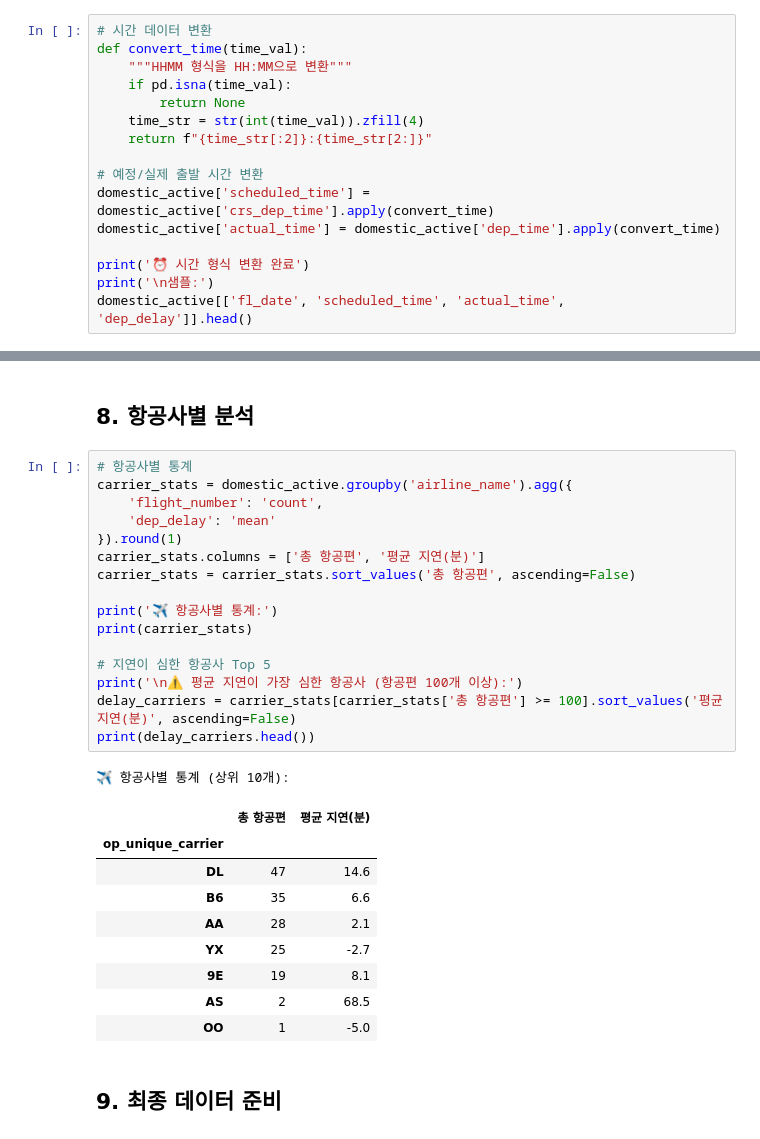
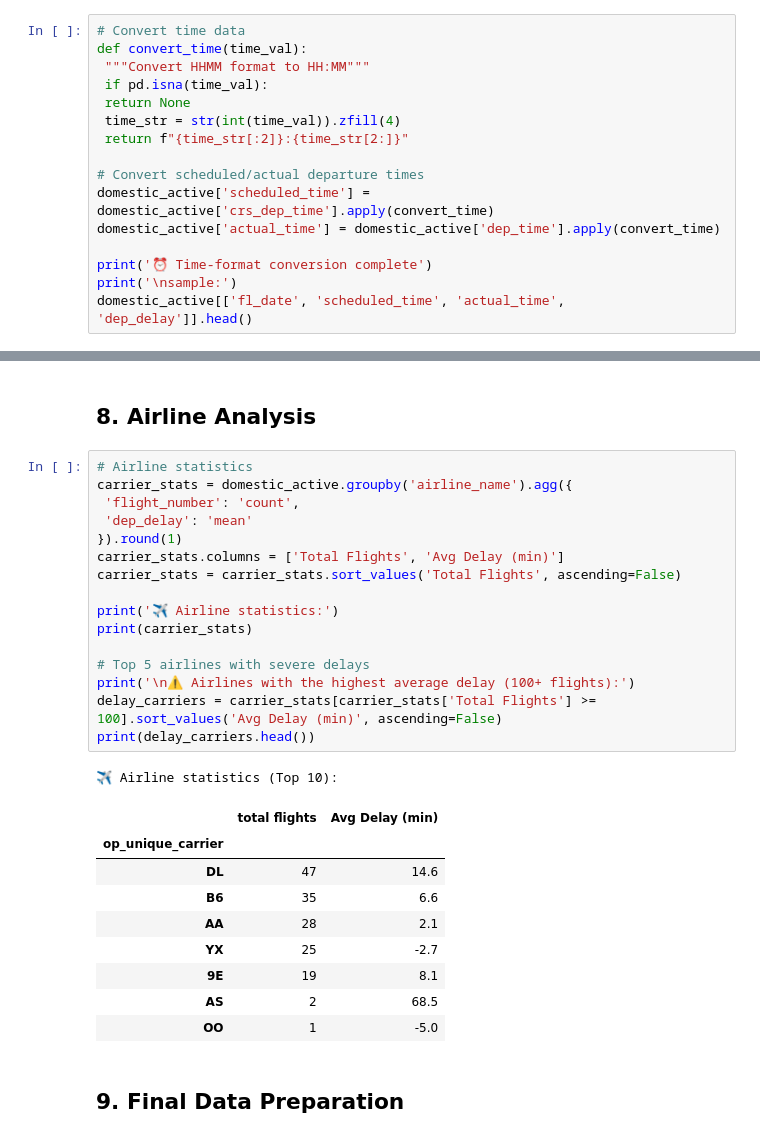
Before and after one commit to T-Rex-iitp/ORBIT, a Jupyter notebook: departure_prediction/flight_data_preprocessing.ipynb, the cells around one changed output, grey strips where cells are left out. Saved outputs shown, nothing was run; the diff lists cells and outputs as text.

```diff
--- a/departure_prediction/flight_data_preprocessing.ipynb
+++ b/departure_prediction/flight_data_preprocessing.ipynb
@@ -218,17 +218,17 @@ print(f'✅ 운항된 항공편: {len(domestic_active):,}개')
 # %%
-# 시간 데이터 변환
+# Convert time data
 def convert_time(time_val):
-    """HHMM 형식을 HH:MM으로 변환"""
-    if pd.isna(time_val):
-        return None
-    time_str = str(int(time_val)).zfill(4)
-    return f"{time_str[:2]}:{time_str[2:]}"
+ """Convert HHMM format to HH:MM"""
+ if pd.isna(time_val):
+ return None
+ time_str = str(int(time_val)).zfill(4)
+ return f"{time_str[:2]}:{time_str[2:]}"
 
-# 예정/실제 출발 시간 변환
+# Convert scheduled/actual departure times
 domestic_active['scheduled_time'] = domestic_active['crs_dep_time'].apply(convert_time)
 domestic_active['actual_time'] = domestic_active['dep_time'].apply(convert_time)
 
-print('⏰ 시간 형식 변환 완료')
-print('\n샘플:')
+print('⏰ Time-format conversion complete')
+print('\nsample:')
 domestic_active[['fl_date', 'scheduled_time', 'actual_time', 'dep_delay']].head()
 # %% [output]
@@ -378,25 +394,25 @@ hour
 Name: dep_delay, dtype: float64
 # %% [markdown]
-## 8. 항공사별 분석
+## 8. Airline Analysis
 # %%
-# 항공사별 통계
+# Airline statistics
 carrier_stats = domestic_active.groupby('airline_name').agg({
-    'flight_number': 'count',
-    'dep_delay': 'mean'
+ 'flight_number': 'count',
+ 'dep_delay': 'mean'
 }).round(1)
-carrier_stats.columns = ['총 항공편', '평균 지연(분)']
-carrier_stats = carrier_stats.sort_values('총 항공편', ascending=False)
+carrier_stats.columns = ['Total Flights', 'Avg Delay (min)']
+carrier_stats = carrier_stats.sort_values('Total Flights', ascending=False)
 
-print('✈️ 항공사별 통계:')
+print('✈️ Airline statistics:')
 print(carrier_stats)
 
-# 지연이 심한 항공사 Top 5
-print('\n⚠️ 평균 지연이 가장 심한 항공사 (항공편 100개 이상):')
-delay_carriers = carrier_stats[carrier_stats['총 항공편'] >= 100].sort_values('평균 지연(분)', ascending=False)
+# Top 5 airlines with severe delays
+print('\n⚠️ Airlines with the highest average delay (100+ flights):')
+delay_carriers = carrier_stats[carrier_stats['Total Flights'] >= 100].sort_values('Avg Delay (min)', ascending=False)
 print(delay_carriers.head())
 # %% [output]
-✈️ 항공사별 통계 (상위 10개):
+✈️ Airline statistics (Top 10):
-|  | 총 항공편 | 평균 지연(분) |
+|  | total flights | Avg Delay (min) |
 | op_unique_carrier |  |  |
 | DL | 47 | 14.6 |
 | B6 | 35 | 6.6 |
@@ -406,5 +422,5 @@ print(delay_carriers.head())
 | AS | 2 | 68.5 |
 | OO | 1 | -5.0 |
 # %% [markdown]
-## 9. 최종 데이터 준비
+## 9. Final Data Preparation
 # %%
```
Also changed, not shown: parts of 26 cells of this notebook, 31 other files.
